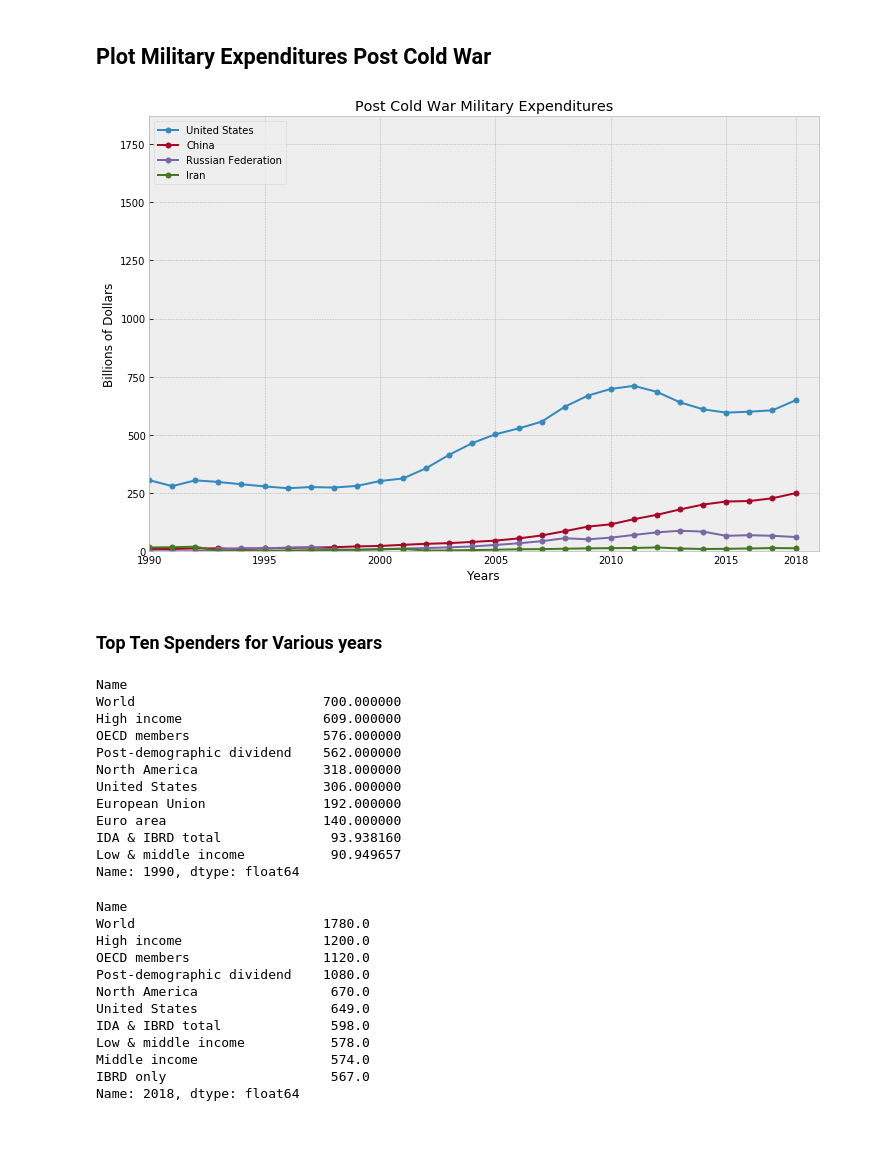
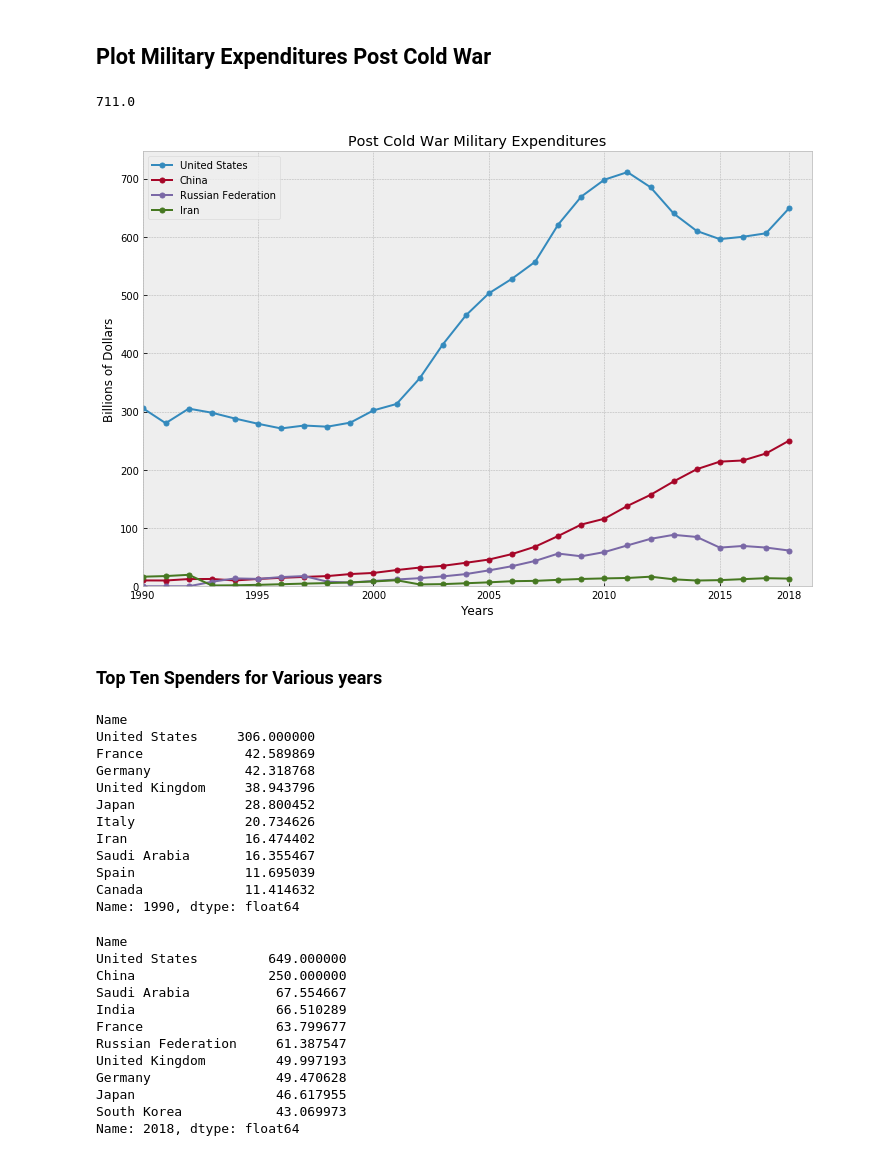
Before and after one commit to geomercer/sanders, a Jupyter notebook: militiary_expendures.ipynb, the cells around one changed output. Drawn from its saved outputs; the diff is of its cells as text; code cells hidden in the pictures.

Commit message:
Fixed minor typo in chart

```diff
--- a/militiary_expendures.ipynb
+++ b/militiary_expendures.ipynb
@@ -27,4 +35,6 @@ df.head()
 # %%
+df =df[df['Type'] == 'Country']
+df.head()
 mi_exp = df.drop(['Code','Type', 'Indicator Name'], axis=1)
 mi_exp.head()
 # %% [output]
@@ -81,31 +107,32 @@ print(list(mi_exp2.columns))
 # %%
 fig, ax = plt.subplots(figsize=(12,8))
 end_cold_war = 1990
 years = mi_exp2.index >= end_cold_war
 expenditures = mi_exp2[years]
 years = mi_exp2.index[years]
 
 countries = ['United States', 'China', 'Russian Federation', 'Iran']
 for country  in countries:
     plt.plot(years, expenditures[country], marker='o',markersize=5, label=country)
 
 # Let's make sure the last year is labeled on the xaxis
 # We can use this to get rid of the legend and label the lines directly
 last_year = years[-1]
 xticks = ax.get_xticks()
 xticks = np.append(xticks[:-1],last_year)
 ax.set_xticks(xticks)
 ax.set_xlim(end_cold_war, last_year+1)
 
-max_expenditures = max(mi_exp2.max(axis=1))
+max_expenditures = max(expenditures.max(axis=1))
 ax.set_ylim(0, 1.05 * max_expenditures)
 
 ax.set_title('Post Cold War Military Expenditures')
 ax.set_xlabel('Years')
 ax.set_ylabel('Billions of Dollars');
 ax.legend(loc='upper left');
 # %% [output]
+711.0
-[figure, old version]
+[figure, new version]
 # %% [markdown]
 ### Top Ten Spenders for Various years
 # %%
@@ -113,30 +140,30 @@ year=1990
 mi_exp2.T.sort_values(by=year, ascending=False)[year].head(10)
 # %% [output]
 Name
-World                        700.000000
-High income                  609.000000
-OECD members                 576.000000
-Post-demographic dividend    562.000000
-North America                318.000000
-United States                306.000000
-European Union               192.000000
-Euro area                    140.000000
-IDA & IBRD total              93.938160
-Low & middle income           90.949657
+United States     306.000000
+France             42.589869
+Germany            42.318768
+United Kingdom     38.943796
+Japan              28.800452
+Italy              20.734626
+Iran               16.474402
+Saudi Arabia       16.355467
+Spain              11.695039
+Canada             11.414632
 Name: 1990, dtype: float64
 # %%
 year=2018
 mi_exp2.T.sort_values(by=year, ascending=False)[year].head(10)
 # %% [output]
 Name
-World                        1780.0
-High income                  1200.0
-OECD members                 1120.0
-Post-demographic dividend    1080.0
-North America                 670.0
-United States                 649.0
-IDA & IBRD total              598.0
-Low & middle income           578.0
-Middle income                 574.0
-IBRD only                     567.0
+United States         649.000000
+China                 250.000000
+Saudi Arabia           67.554667
+India                  66.510289
+France                 63.799677
+Russian Federation     61.387547
+United Kingdom         49.997193
+Germany                49.470628
+Japan                  46.617955
+South Korea            43.069973
 Name: 2018, dtype: float64
```
Also changed, not shown: parts of 6 cells of this notebook.
